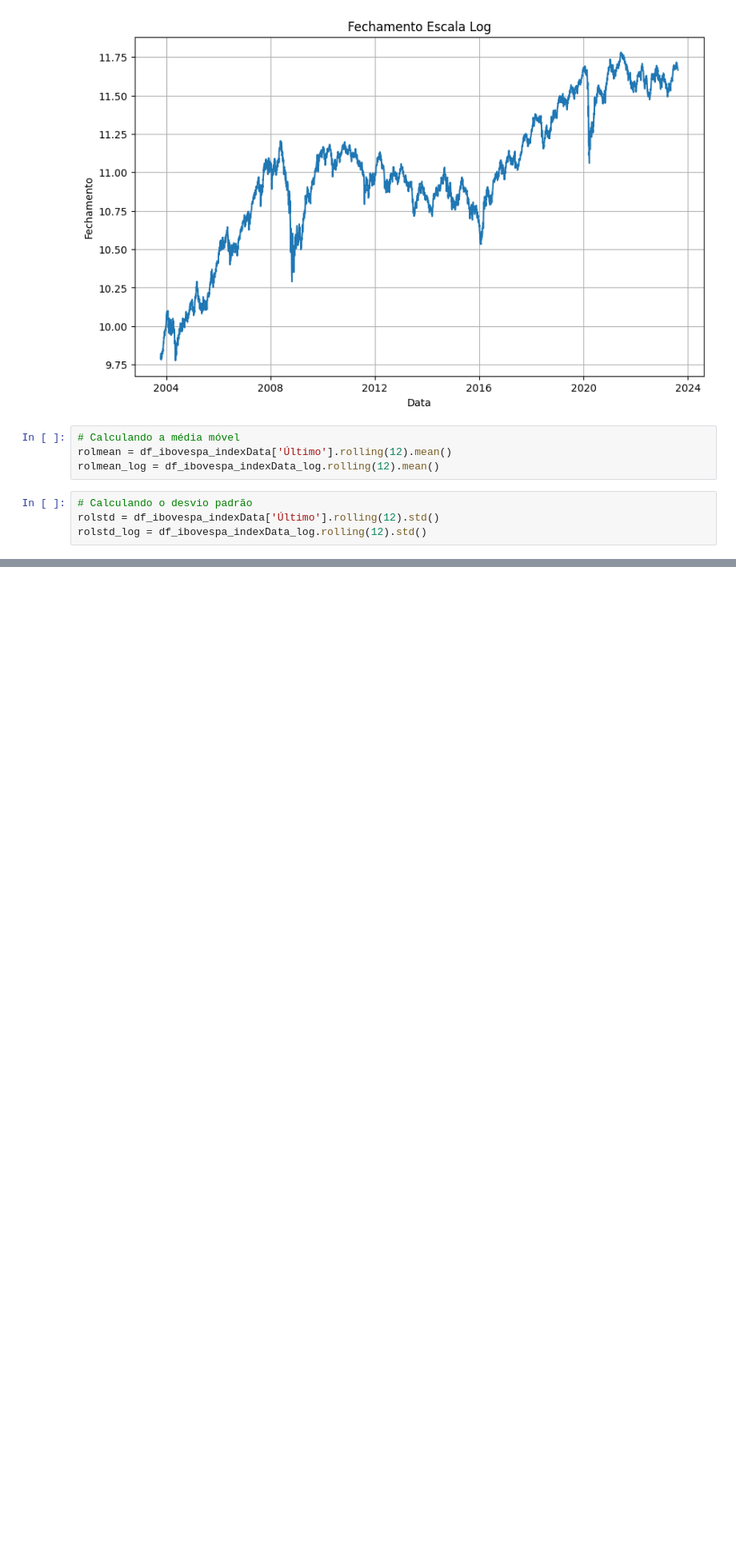
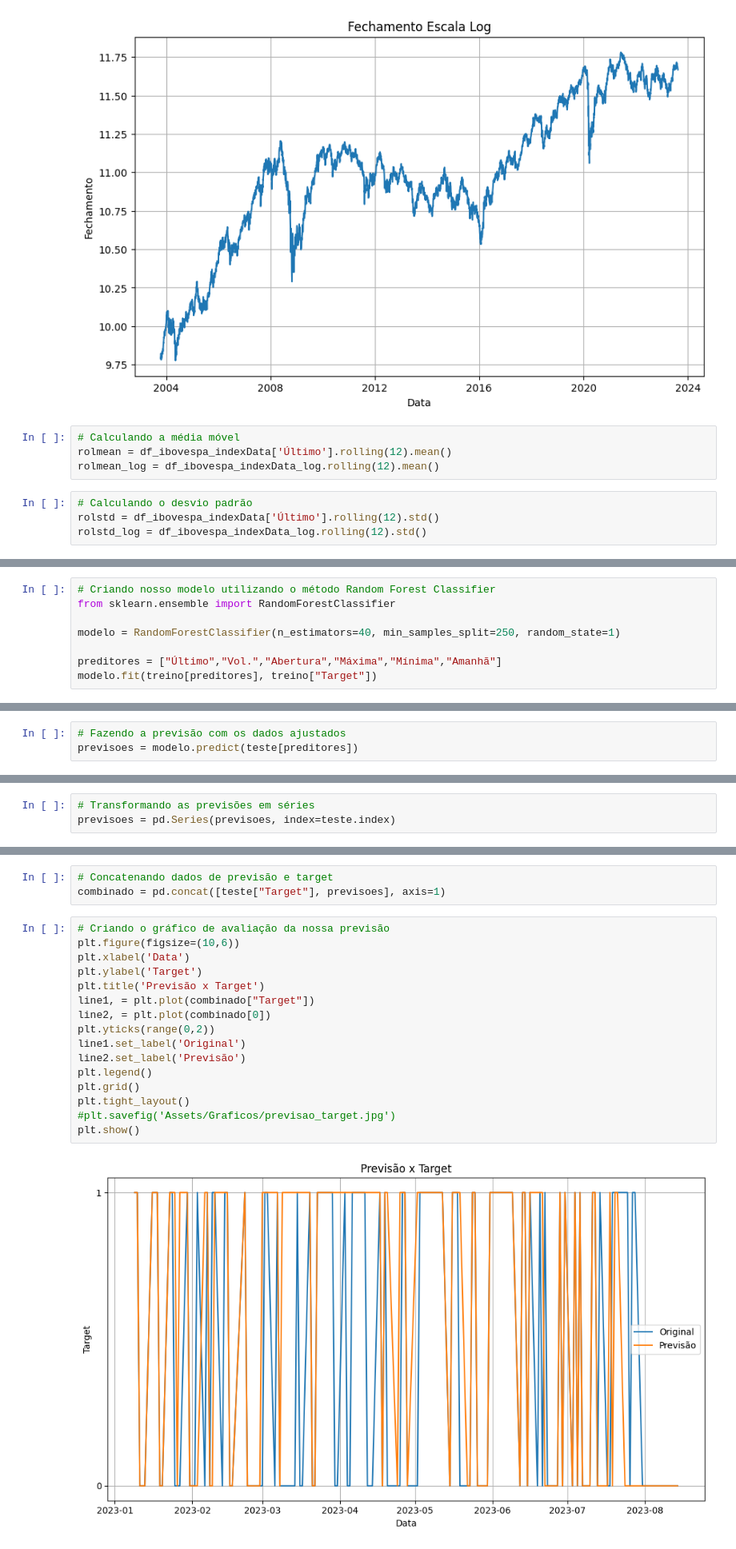
Before and after one commit to GabrielPCO/tech-challenge-ml, a Jupyter notebook: tech_challenge.ipynb, the cells around one changed output, grey strips where cells are left out. Shown: that part at 80% size. Saved outputs shown, nothing was run; the diff lists cells and outputs as text; blank space fills up the shorter version.

```diff
--- a/tech_challenge.ipynb
+++ b/tech_challenge.ipynb
@@ -544,0 +258,8 @@ MAPE: 0.014319964423499875
+# %%
+# Criando nosso modelo utilizando o método Random Forest Classifier
+from sklearn.ensemble import RandomForestClassifier
+
+modelo = RandomForestClassifier(n_estimators=40, min_samples_split=250, random_state=1)
+
+preditores = ["Último","Vol.","Abertura","Máxima","Mínima","Amanhã"]
+modelo.fit(treino[preditores], treino["Target"])
@@ -544,0 +270,3 @@ MAPE: 0.014319964423499875
+# %%
+# Fazendo a previsão com os dados ajustados
+previsoes = modelo.predict(teste[preditores])
@@ -544,0 +283,3 @@ MAPE: 0.014319964423499875
+# %%
+# Transformando as previsões em séries
+previsoes = pd.Series(previsoes, index=teste.index)
@@ -544,0 +310,21 @@ MAPE: 0.014319964423499875
+# %%
+# Concatenando dados de previsão e target
+combinado = pd.concat([teste["Target"], previsoes], axis=1)
+# %%
+# Criando o gráfico de avaliação da nossa previsão
+plt.figure(figsize=(10,6))
+plt.xlabel('Data')
+plt.ylabel('Target')
+plt.title('Previsão x Target')
+line1, = plt.plot(combinado["Target"])
+line2, = plt.plot(combinado[0])
+plt.yticks(range(0,2))
+line1.set_label('Original')
+line2.set_label('Previsão')
+plt.legend()
+plt.grid()
+plt.tight_layout()
+#plt.savefig('Assets/Graficos/previsao_target.jpg')
+plt.show()
+# %% [output]
+[figure, added]
```
Also changed, not shown: parts of 71 cells of this notebook, 1 other file.
